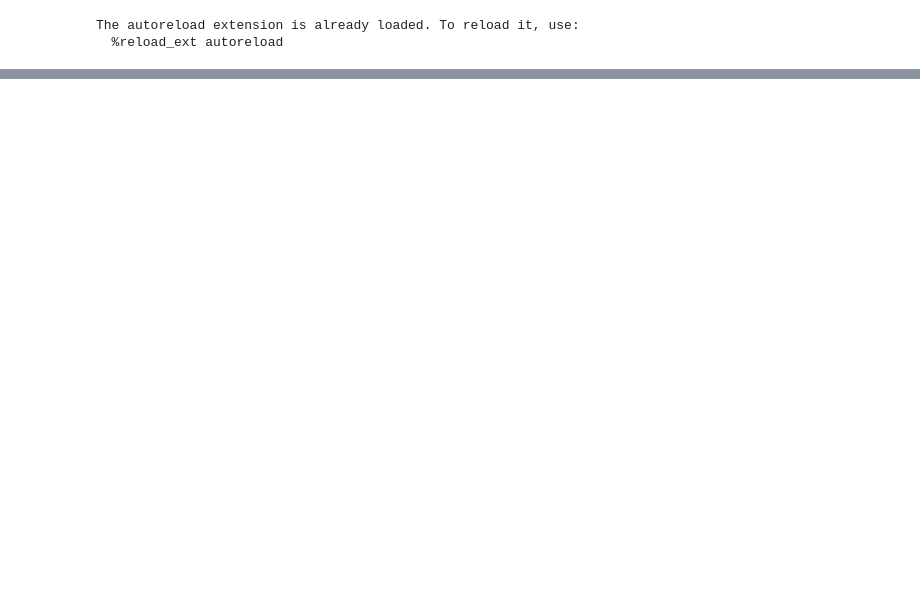
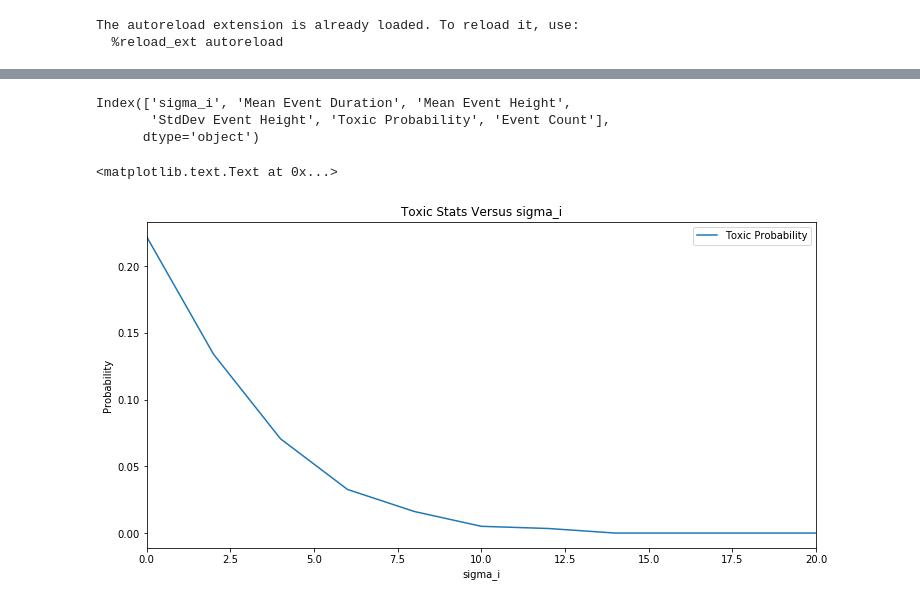
Before and after one commit to ctogle/mini_gillespiem, a Jupyter notebook: TAmodule_aim2.ipynb, the cells around one changed output, grey strips where cells are left out. Saved outputs shown, nothing was run; the diff lists cells and outputs as text; code cells hidden in the pictures; blank space fills up the shorter version.

```diff
--- a/TAmodule_aim2.ipynb
+++ b/TAmodule_aim2.ipynb
@@ -127,0 +140,2 @@ df.plot(x='time', y=['T_free'], kind='line', figsize=(12, 8))
+# %%
+pspace = pd.DataFrame(pspace)
@@ -127,0 +193,22 @@ df.plot(x='time', y=['T_free'], kind='line', figsize=(12, 8))
+# %%
+pscan.columns
+# %% [output]
+Index(['sigma_i', 'Mean Event Duration', 'Mean Event Height',
+       'StdDev Event Height', 'Toxic Probability', 'Event Count'],
+      dtype='object')
+# %%
+f, ax = plt.subplots(1, 1, figsize=(12, 6))
+
+pscan.plot(x='sigma_i', y=[
+    'Toxic Probability',
+    #'Mean Event Duration',
+    #'Mean Event Height',
+    #'StdDev Event Height',
+    #'Event Count',
+], ax=ax)
+ax.set_title('Toxic Stats Versus sigma_i')
+ax.set_ylabel('sigma_i')
+ax.set_ylabel('Probability')
+# %% [output]
+<matplotlib.text.Text at 0x...>
+[figure, added]
```
Also changed, not shown: parts of 7 cells of this notebook, 1 other file.
